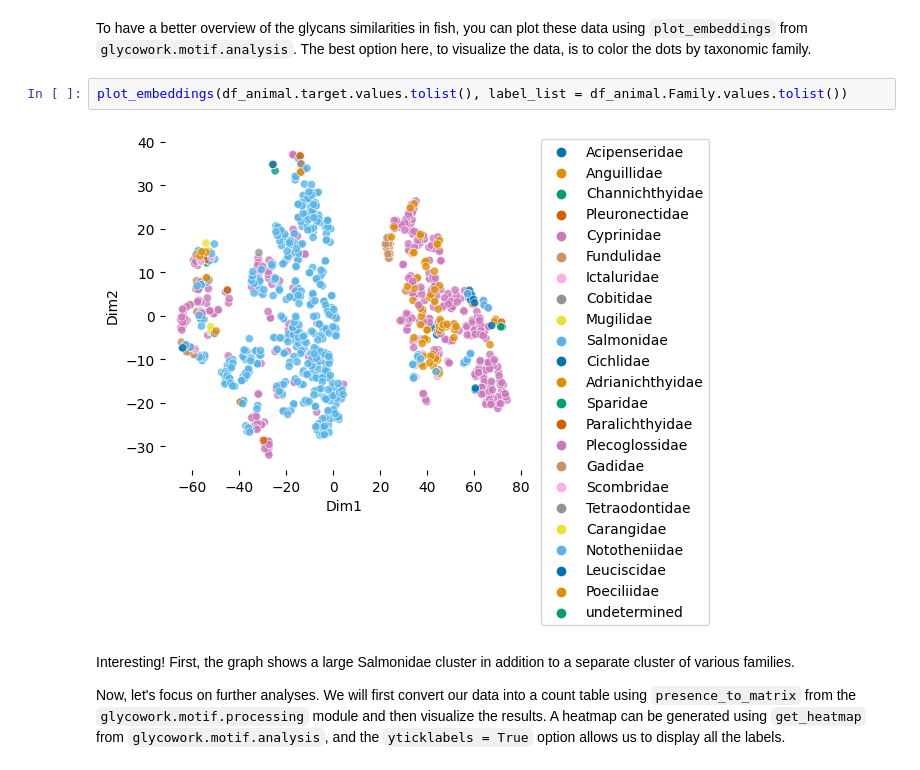
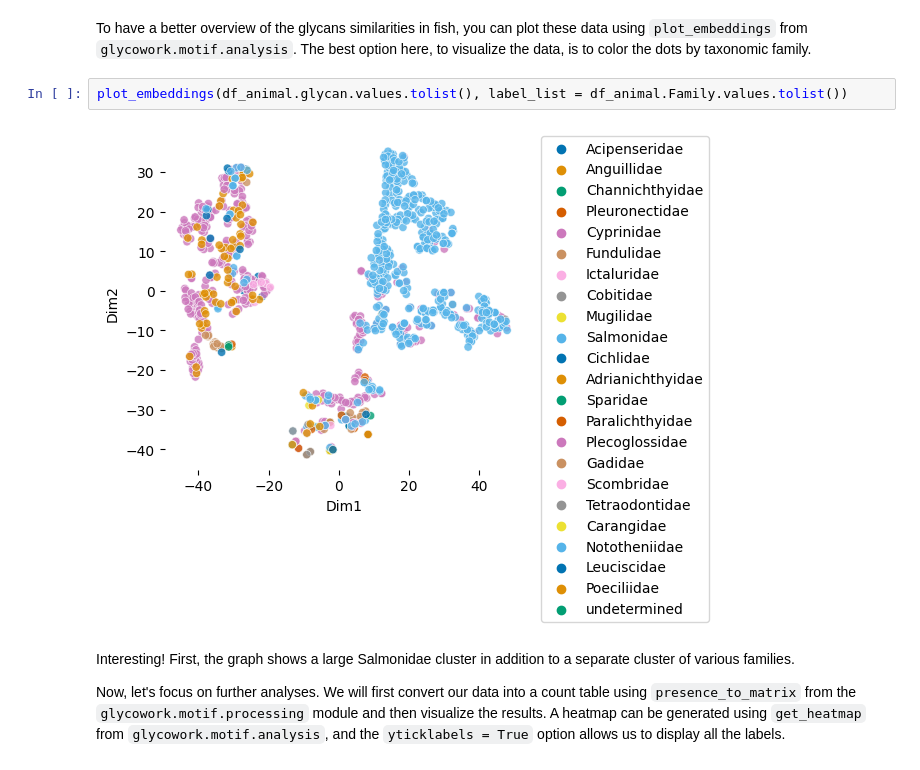
Before and after one commit to BojarLab/glycowork, a Jupyter notebook: 05_examples.ipynb, the cells around one changed output. Cells and saved outputs as stored; diff of their text form.

```diff
--- a/05_examples.ipynb
+++ b/05_examples.ipynb
@@ -58,9 +58,9 @@ df_animal2.head().style.set_properties(**{'font-size': '11pt', 'font-family': 'H
 # %% [markdown]
 To have a better overview of the glycans similarities in fish, you can plot these data using `plot_embeddings` from `glycowork.motif.analysis`. The best option here, to visualize the data, is to color the dots by taxonomic family.
 # %%
-plot_embeddings(df_animal.target.values.tolist(), label_list = df_animal.Family.values.tolist())
+plot_embeddings(df_animal.glycan.values.tolist(), label_list = df_animal.Family.values.tolist())
 # %% [output]
-[figure, old version]
+[figure, new version]
 # %% [markdown]
 Interesting! First, the graph shows a large Salmonidae cluster in addition to a separate cluster of various families. <br>
 
```
Also changed, not shown: parts of 14 cells of this notebook, 38 other files.
